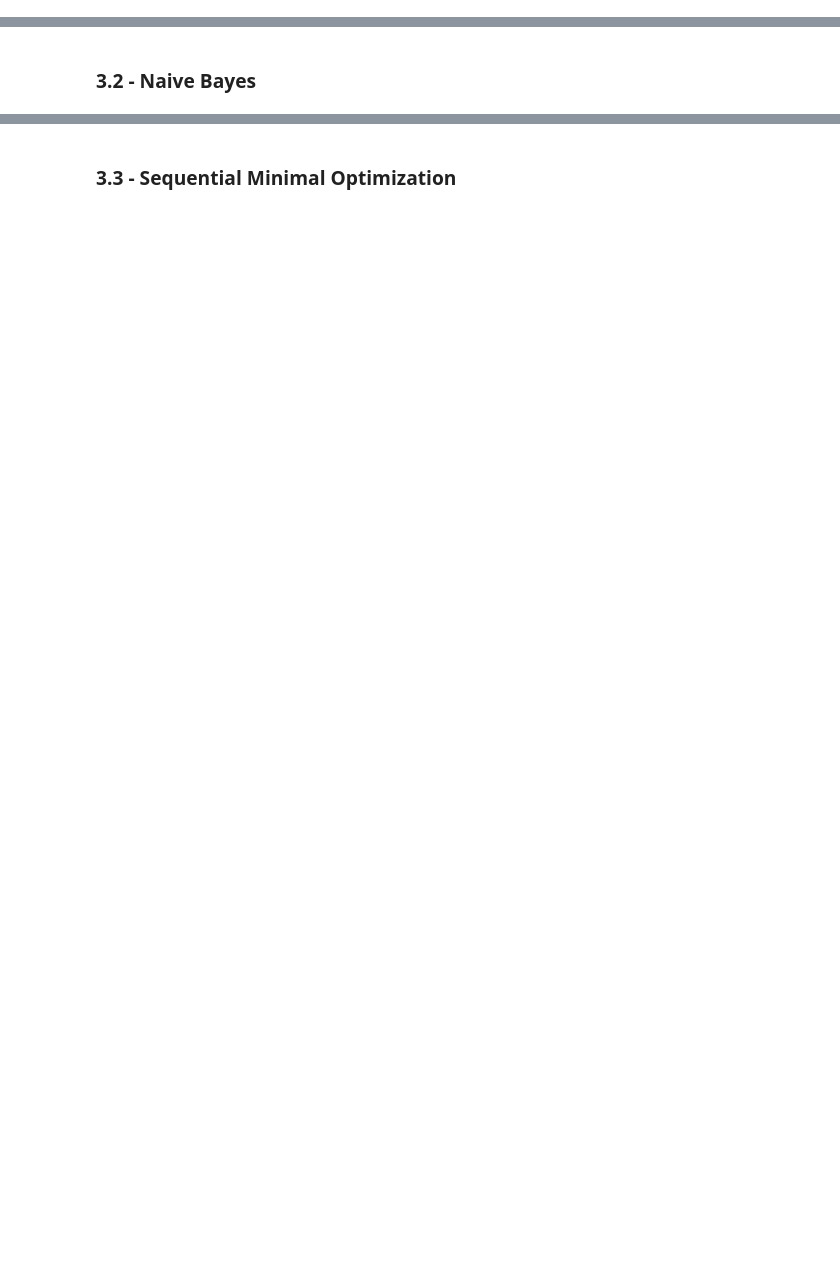
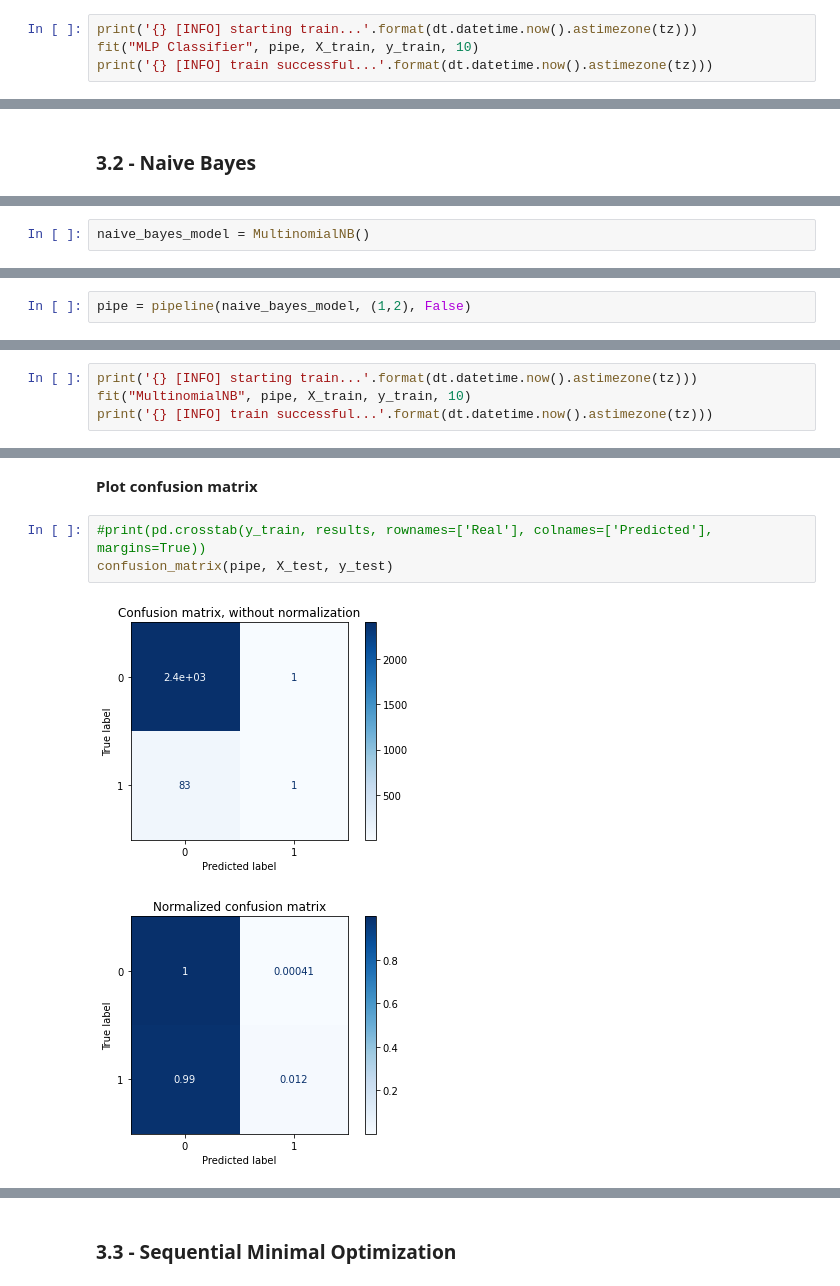
Before and after one commit to marcelobenedito/quarantine_covid19_behavior_analysis, a Jupyter notebook: quarantine_covid19_behavior_analysis.ipynb, the cells around one changed output, grey strips where cells are left out. Drawn from its saved outputs; the diff is of its cells as text; blank space fills up the shorter version.

```diff
--- a/quarantine_covid19_behavior_analysis.ipynb
+++ b/quarantine_covid19_behavior_analysis.ipynb
@@ -421,0 +449,4 @@ All        19625  333  19958
+# %%
+print('{} [INFO] starting train...'.format(dt.datetime.now().astimezone(tz)))
+fit("MLP Classifier", pipe, X_train, y_train, 10)
+print('{} [INFO] train successful...'.format(dt.datetime.now().astimezone(tz)))
@@ -470,0 +546,2 @@ array([[9.99963274e-01, 3.67256107e-05],
+# %%
+naive_bayes_model = MultinomialNB()
@@ -470,0 +550,2 @@ array([[9.99963274e-01, 3.67256107e-05],
+# %%
+pipe = pipeline(naive_bayes_model, (1,2), False)
@@ -470,0 +554,4 @@ array([[9.99963274e-01, 3.67256107e-05],
+# %%
+print('{} [INFO] starting train...'.format(dt.datetime.now().astimezone(tz)))
+fit("MultinomialNB", pipe, X_train, y_train, 10)
+print('{} [INFO] train successful...'.format(dt.datetime.now().astimezone(tz)))
@@ -470,0 +564,8 @@ array([[9.99963274e-01, 3.67256107e-05],
+# %% [markdown]
+**Plot confusion matrix**
+# %%
+#print(pd.crosstab(y_train, results, rownames=['Real'], colnames=['Predicted'], margins=True))
+confusion_matrix(pipe, X_test, y_test)
+# %% [output]
+[figure, added]
+[figure, added]
```
Also changed, not shown: parts of 53 cells of this notebook.
